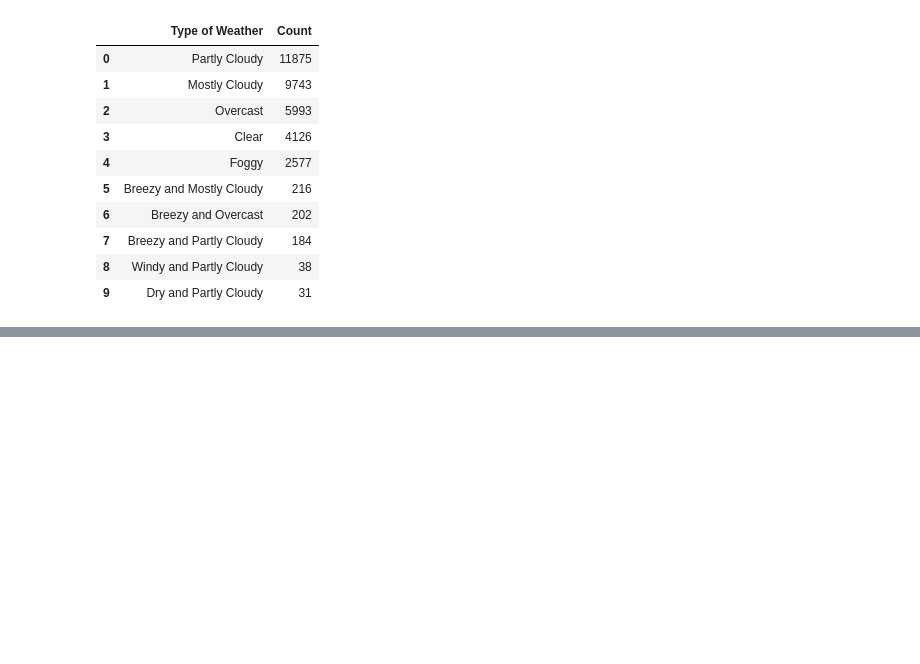
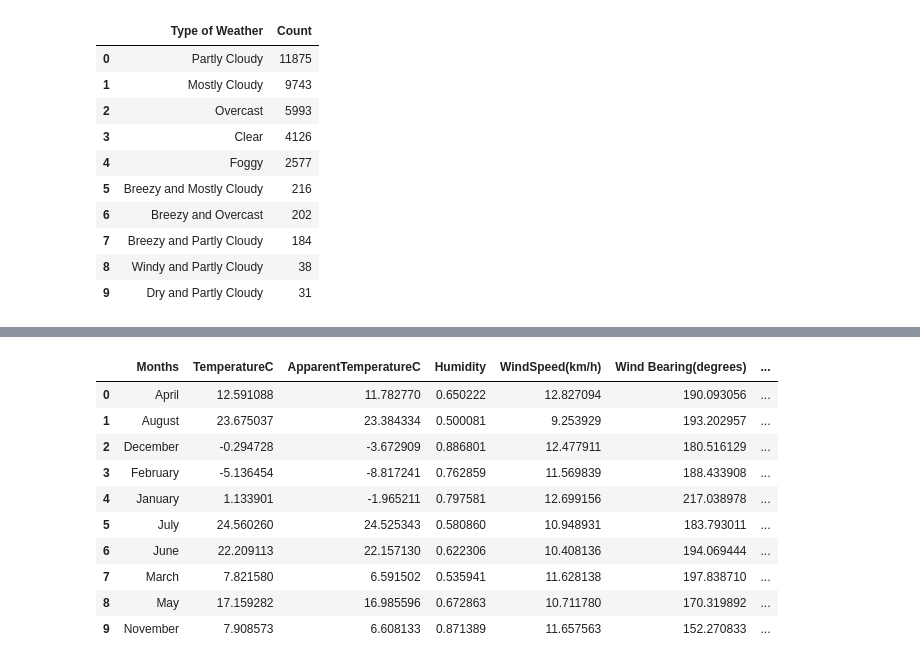
Before and after one commit to ss22afk/ASD_Assignment, a Jupyter notebook: asd_Assignment.ipynb, the cells around one changed output, grey strips where cells are left out. Saved outputs shown, nothing was run; the diff lists cells and outputs as text; code cells hidden in the pictures; blank space fills up the shorter version.

```diff
--- a/asd_Assignment.ipynb
+++ b/asd_Assignment.ipynb
@@ -164,0 +183,16 @@ plt.show()
+# %%
+# Group by months and calculate average / mean
+grp_by_Months = df_year_2012_db.groupby(['Months'], as_index = False).mean()
+grp_by_Months.head(10)
+# %% [output]
+|  | Months | TemperatureC | ApparentTemperatureC | Humidity | WindSpeed(km/h) | Wind Bearing(degrees) | ... |
+| 0 | April | 12.591088 | 11.782770 | 0.650222 | 12.827094 | 190.093056 | ... |
+| 1 | August | 23.675037 | 23.384334 | 0.500081 | 9.253929 | 193.202957 | ... |
+| 2 | December | -0.294728 | -3.672909 | 0.886801 | 12.477911 | 180.516129 | ... |
+| 3 | February | -5.136454 | -8.817241 | 0.762859 | 11.569839 | 188.433908 | ... |
+| 4 | January | 1.133901 | -1.965211 | 0.797581 | 12.699156 | 217.038978 | ... |
+| 5 | July | 24.560260 | 24.525343 | 0.580860 | 10.948931 | 183.793011 | ... |
+| 6 | June | 22.209113 | 22.157130 | 0.622306 | 10.408136 | 194.069444 | ... |
+| 7 | March | 7.821580 | 6.591502 | 0.535941 | 11.628138 | 197.838710 | ... |
+| 8 | May | 17.159282 | 16.985596 | 0.672863 | 10.711780 | 170.319892 | ... |
+| 9 | November | 7.908573 | 6.608133 | 0.871389 | 11.657563 | 152.270833 | ... |
```
Also changed, not shown: parts of 19 cells of this notebook.
